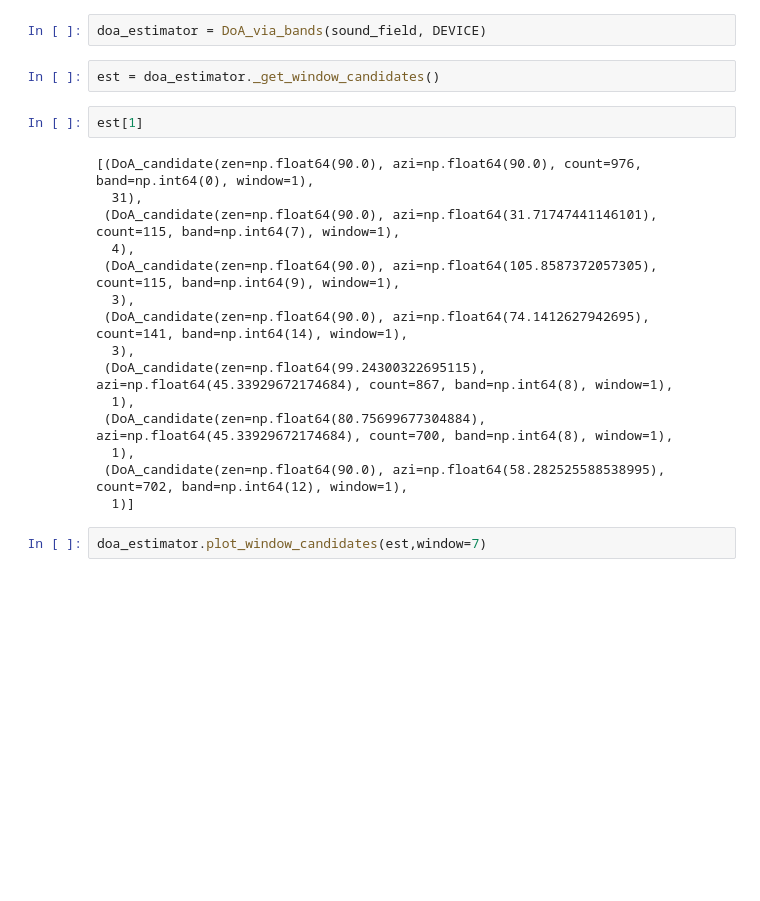
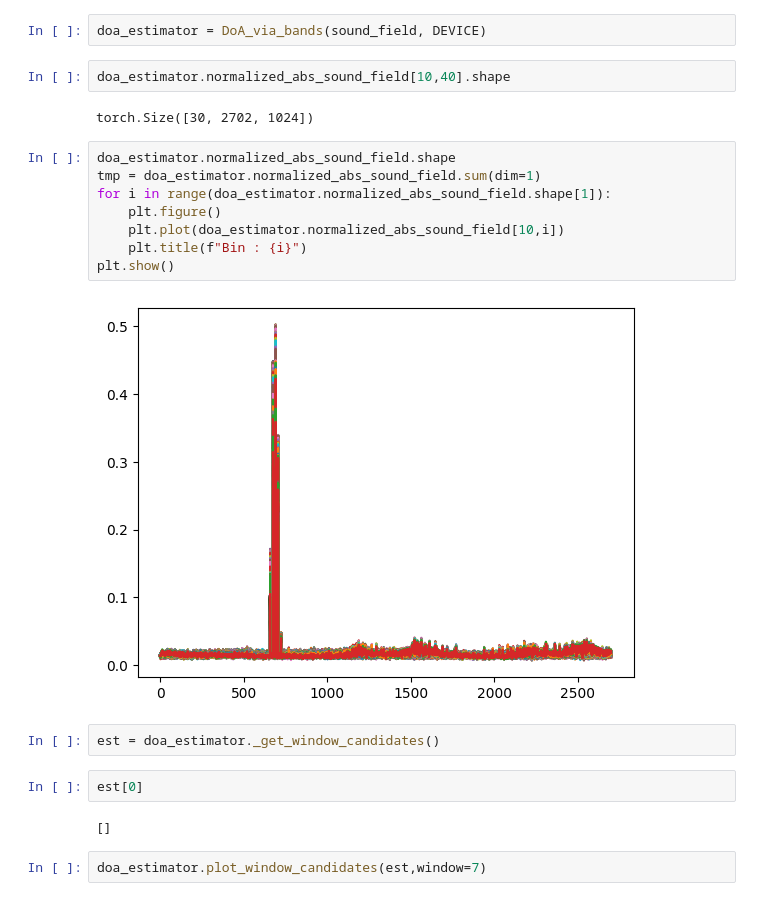
Before and after one commit to Amitmils/AmbisonicUpscaling, a Jupyter notebook: run_script.ipynb, the cells around one changed output. Drawn from its saved outputs; the diff is of its cells as text; blank space fills up the shorter version.

```diff
--- a/run_script.ipynb
+++ b/run_script.ipynb
@@ -191,25 +159,26 @@ sound_field = torch.load("data/output\sound_field_1_order_30_win_45_bin_162_poin
 ## Direction
 # %%
 doa_estimator = DoA_via_bands(sound_field, DEVICE)
+# %%
+doa_estimator.normalized_abs_sound_field[10,40].shape
+# %% [output]
+torch.Size([30, 2702, 1024])
+# %%
+doa_estimator.normalized_abs_sound_field.shape
+tmp = doa_estimator.normalized_abs_sound_field.sum(dim=1)
+for i in range(doa_estimator.normalized_abs_sound_field.shape[1]):
+    plt.figure()
+    plt.plot(doa_estimator.normalized_abs_sound_field[10,i])
+    plt.title(f"Bin : {i}")
+plt.show()
+# %% [output]
+[figure, added]
 # %%
 est = doa_estimator._get_window_candidates()
 # %%
-est[1]
+est[0]
 # %% [output]
-[(DoA_candidate(zen=np.float64(90.0), azi=np.float64(90.0), count=976, band=np.int64(0), window=1),
-  31),
- (DoA_candidate(zen=np.float64(90.0), azi=np.float64(31.71747441146101), count=115, band=np.int64(7), window=1),
-  4),
- (DoA_candidate(zen=np.float64(90.0), azi=np.float64(105.8587372057305), count=115, band=np.int64(9), window=1),
-  3),
- (DoA_candidate(zen=np.float64(90.0), azi=np.float64(74.1412627942695), count=141, band=np.int64(14), window=1),
-  3),
- (DoA_candidate(zen=np.float64(99.24300322695115), azi=np.float64(45.33929672174684), count=867, band=np.int64(8), window=1),
-  1),
- (DoA_candidate(zen=np.float64(80.75699677304884), azi=np.float64(45.33929672174684), count=700, band=np.int64(8), window=1),
-  1),
- (DoA_candidate(zen=np.float64(90.0), azi=np.float64(58.282525588538995), count=702, band=np.int64(12), window=1),
-  1)]
+[]
 # %%
 doa_estimator.plot_window_candidates(est,window=7)
 # %% [output]
```
Also changed, not shown: parts of 18 cells of this notebook, 6 other files.
